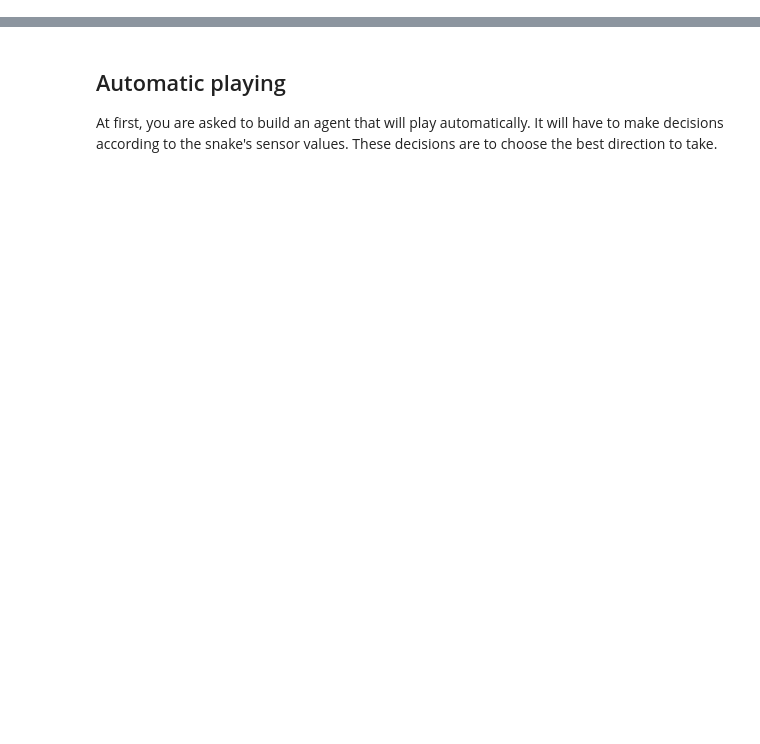
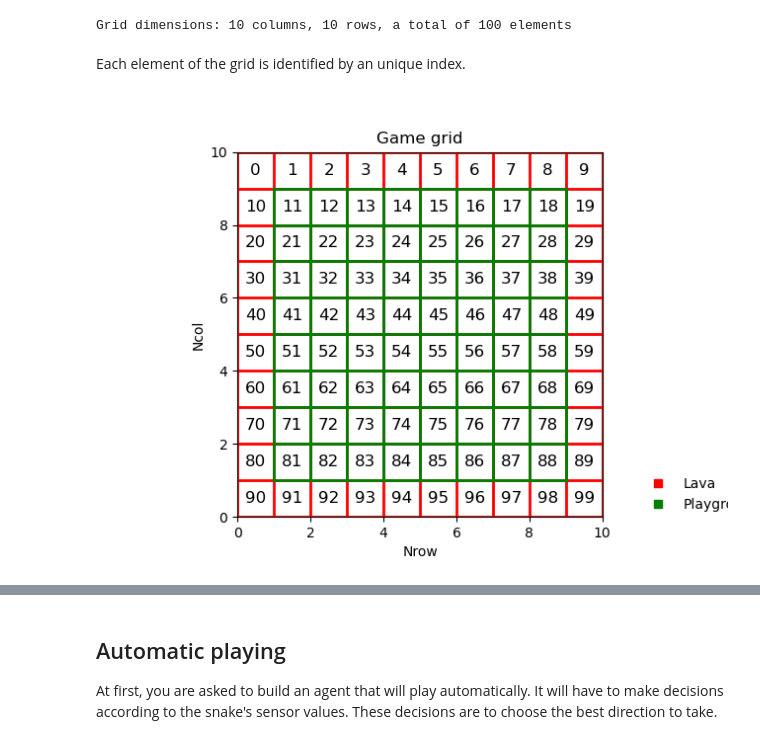
Before and after one commit to symmeHub/positron, a Jupyter notebook: book/machine_learning/exercises/tutorials/genetic_snake_pratical_work.ipynb, the cells around one changed output, grey strips where cells are left out. Saved outputs shown, nothing was run; the diff lists cells and outputs as text; code cells hidden in the pictures; blank space fills up the shorter version.

```diff
--- a/book/machine_learning/exercises/tutorials/genetic_snake_pratical_work.ipynb
+++ b/book/machine_learning/exercises/tutorials/genetic_snake_pratical_work.ipynb
@@ -39,0 +50,38 @@ show_gui(snake, ax)
+# %%
+print(f"Grid dimensions: {snake.Ncol} columns, {snake.Nrow} rows, a total of {snake.Ncell} elements")
+# %% [output]
+Grid dimensions: 10 columns, 10 rows, a total of 100 elements
+# %% [markdown]
+Each element of the grid is identified by an unique index.
+# %%
+plt.figure()
+grid_img = np.ones_like(snake.all_positions.reshape(snake.Nrow,snake.Ncol))
+plt.imshow(grid_img,
+           cmap="binary", origin="upper", extent=[0, snake.Nrow, 0, snake.Ncol])
+for l in range(snake.Nrow):
+    for c in range(snake.Ncol):
+        z = snake.all_positions.reshape(snake.Nrow,snake.Ncol)[l, c]
+        xc = snake.Nrow-1 - l
+        yc = c
+        plt.text(yc + 0.5, xc + 0.5, str(z), va="center", ha="center", fontsize=12)
+
+for g in range(snake.Nrow+1):
+    plt.plot(np.linspace(0, snake.Nrow, num=snake.Nrow+1), np.ones(snake.Nrow + 1) * g, "r-", linewidth=2)
+    plt.plot(np.ones(snake.Nrow + 1) * g, np.linspace(0, snake.Nrow, num=snake.Nrow+1), "r-", linewidth=2)
+
+for g in range(1, snake.Nrow):
+    plt.plot(np.linspace(1, snake.Nrow-1, num=snake.Nrow), np.ones(snake.Nrow) * g, "g-", linewidth=2)
+    plt.plot(np.ones(snake.Nrow) * g, np.linspace(1, snake.Nrow-1, num=snake.Nrow), "g-", linewidth=2)
+
+entries = {"Lava": "red", "Playground": "green"}
+f = lambda m,c: ax.plot([],[],marker=m, color=c, ls="none")[0]
+handles = [f("s", val) for key, val in entries.items()]
+labels = [key for key, val in entries.items()]
+plt.legend(handles, labels, loc=(1.1,0), framealpha=1, frameon=False)
+
+plt.title("Game grid")
+plt.xlabel("Nrow")
+plt.ylabel("Ncol")
+plt.show()
+# %% [output]
+[figure, added]
```
Also changed, not shown: parts of 15 cells of this notebook, 2 other files.
